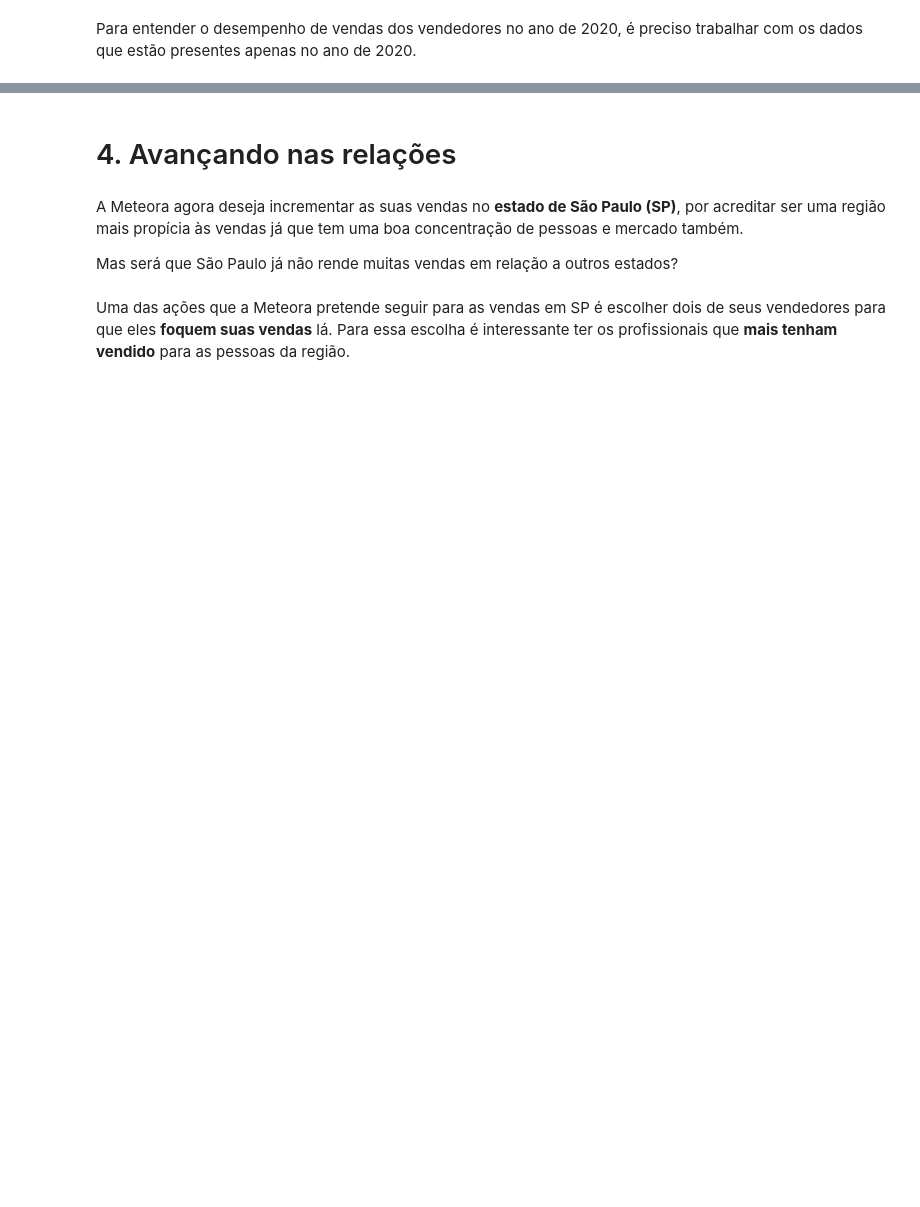
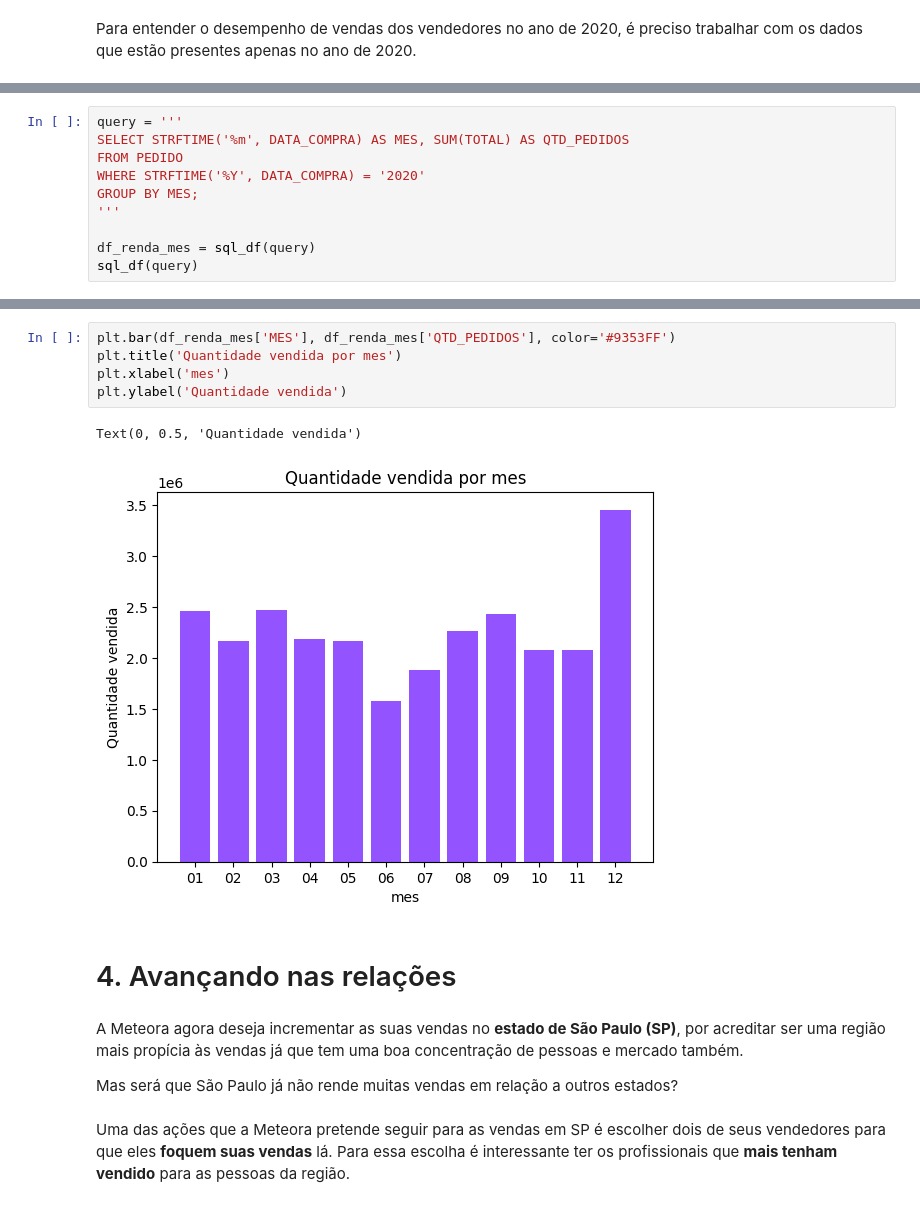
Before and after one commit to JhowSantiago/Python-analise-de-dados-com-SQL, a Jupyter notebook: Jonathan/Notebook_Meteora.ipynb, the cells around one changed output, grey strips where cells are left out. Cells and saved outputs as stored; diff of their text form; blank space fills up the shorter version.

```diff
--- a/Jonathan/Notebook_Meteora.ipynb
+++ b/Jonathan/Notebook_Meteora.ipynb
@@ -180,0 +415,10 @@ Para entender o desempenho de vendas dos vendedores no ano de 2020, é preciso t
+# %%
+query = '''
+SELECT STRFTIME('%m', DATA_COMPRA) AS MES, SUM(TOTAL) AS QTD_PEDIDOS
+FROM PEDIDO
+WHERE STRFTIME('%Y', DATA_COMPRA) = '2020'
+GROUP BY MES;
+'''
+
+df_renda_mes = sql_df(query)
+sql_df(query)
@@ -181,3 +451,11 @@ Para entender o desempenho de vendas dos vendedores no ano de 2020, é preciso t
+# %%
+plt.bar(df_renda_mes['MES'], df_renda_mes['QTD_PEDIDOS'], color='#9353FF')
+plt.title('Quantidade vendida por mes')
+plt.xlabel('mes')
+plt.ylabel('Quantidade vendida')
+# %% [output]
+Text(0, 0.5, 'Quantidade vendida')
+[figure, added]
 # %% [markdown]
 # 4. Avançando nas relações
 # %% [markdown]
```
Also changed, not shown: parts of 22 cells of this notebook.
